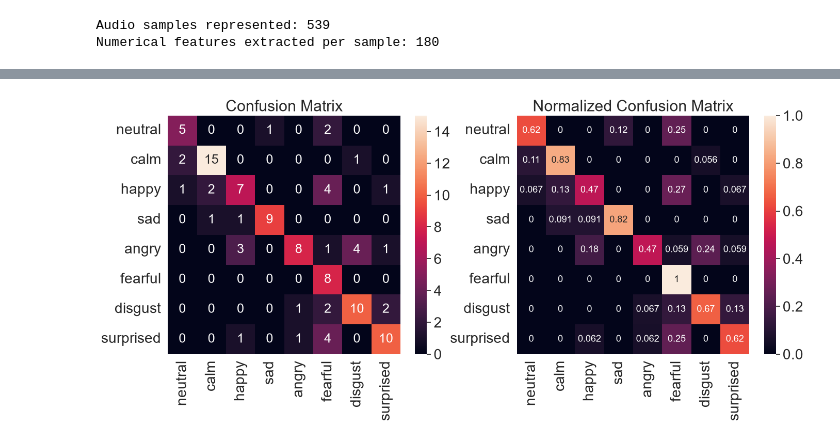
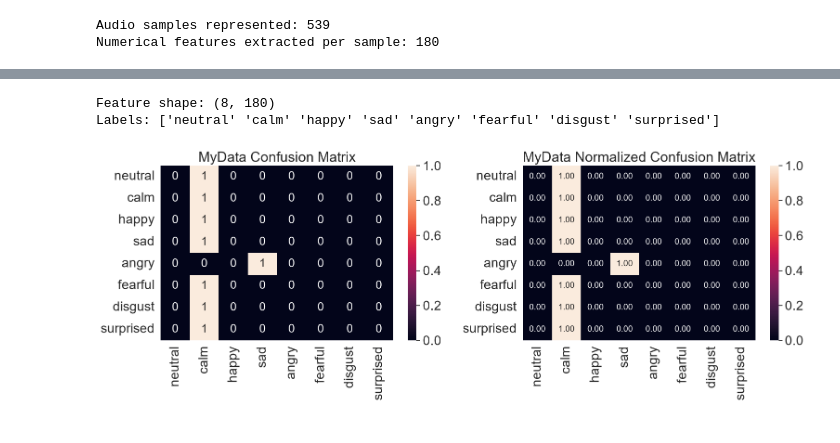
Before and after one commit to AvalonRE/Week4-NeuralNetworks, a Jupyter notebook: Week4__Neural_Networks.ipynb, the cells around one changed output, grey strips where cells are left out. Saved outputs shown, nothing was run; the diff lists cells and outputs as text; code cells hidden in the pictures.

```diff
--- a/Week4__Neural_Networks.ipynb
+++ b/Week4__Neural_Networks.ipynb
@@ -826,3 +796,14 @@ def load_data():
+# %%
+import os
+import glob
+import numpy as np
+
+mydata_path = r"C:\Users\Jean Lew\Documents\IAT359Assignment3\MyData\Audio Data"
+
+audio_files = glob.glob(
+    os.path.join(mydata_path, "**", "*.wav"),
+    recursive=True
+)
 # %%
 print(f'\nAudio samples represented: {features.shape[0]}')
 print(f'Numerical features extracted per sample: {features.shape[1]}')
@@ -835,5 +816,3 @@ emotions_df.to_csv('emotionsRavdess.csv')
 # %% [output]
 Audio samples represented: 539
 Numerical features extracted per sample: 180
-# %%
-features, emotions = load_data()
@@ -842,35 +819,66 @@ features, emotions = load_data()
+# %%
+X_mydata = []
+y_mydata = []
+
+for file in audio_files:
+    file_name = os.path.basename(file)
+    folder_emotion = os.path.basename(os.path.dirname(file)).lower()
+
+    if folder_emotion in [
+        "neutral", "calm", "happy", "sad",
+        "angry", "fearful", "disgust", "surprised"
+    ]:
+        emotion = folder_emotion
+    else:
+        emotion_code = file_name.split("-")[2]
+        emotion = emotions_dict[emotion_code]
+
+    features = get_features(file)
+    X_mydata.append(features)
+    y_mydata.append(emotion)
+
+X_mydata = np.array(X_mydata)
+y_mydata = np.array(y_mydata)
+
+print("Feature shape:", X_mydata.shape)
+print("Labels:", y_mydata)
+# %% [output]
+Feature shape: (8, 180)
+Labels: ['neutral' 'calm' 'happy' 'sad' 'angry' 'fearful' 'disgust' 'surprised']
 # %%
+
 from sklearn.metrics import confusion_matrix
-import seaborn as sn # I like seaborn's confusion matrix over sklearn's default
+import seaborn as sn
+import pandas as pd
+import matplotlib.pyplot as plt
 
-# get predictions on test set
-test_emotion_predictions = model.predict(X_test)
-test_emotion_groundtruth = y_test
+test_emotion_predictions = model.predict(X_mydata)
+test_emotion_groundtruth = y_mydata
 
 # set labels for matrix axes from emotions
-emotion_list =['neutral','calm','happy','sad','angry','fearful','disgust','surprised']
+emotion_list = ['neutral', 'calm', 'happy', 'sad', 'angry', 'fearful', 'disgust', 'surprised']
 emotion_name = [emotion for emotion in emotion_list]
 
-# build confusion matrix and normalized confusion matrix
 conf_matrix = confusion_matrix(test_emotion_groundtruth, test_emotion_predictions, labels=emotion_list)
-conf_matrix_norm = confusion_matrix(test_emotion_groundtruth, test_emotion_predictions,normalize='true', labels=emotion_list)
-
-
+conf_matrix_norm = confusion_matrix(test_emotion_groundtruth, test_emotion_predictions, normalize='true', labels=emotion_list)
 
 # make a confusion matrix with labels using a DataFrame
 confmatrix_df = pd.DataFrame(conf_matrix, index=emotion_name, columns=emotion_name)
 confmatrix_df_norm = pd.DataFrame(conf_matrix_norm, index=emotion_name, columns=emotion_name)
 
 # plot confusion matrices
-plt.figure(figsize=(16,6))
-sn.set(font_scale=1.8) # emotion label and title size
-plt.subplot(1,2,1)
-plt.title('Confusion Matrix')
-sn.heatmap(confmatrix_df, annot=True, annot_kws={"size": 18}) #annot_kws is value font
-plt.subplot(1,2,2)
-plt.title('Normalized Confusion Matrix')
-sn.heatmap(confmatrix_df_norm, annot=True, annot_kws={"size": 13}) #annot_kws is value font
+plt.figure(figsize=(16, 6))
+sn.set(font_scale=1.8)
 
+plt.subplot(1, 2, 1)
+plt.title('MyData Confusion Matrix')
+sn.heatmap(confmatrix_df, annot=True, fmt="d", annot_kws={"size": 18})
+
+plt.subplot(1, 2, 2)
+plt.title('MyData Normalized Confusion Matrix')
+sn.heatmap(confmatrix_df_norm, annot=True, fmt=".2f", annot_kws={"size": 13})
+
+plt.tight_layout()
 plt.show()
 # %% [output]
-[figure, old version]
+[figure, new version]
```
Also changed, not shown: parts of 5 cells of this notebook.
